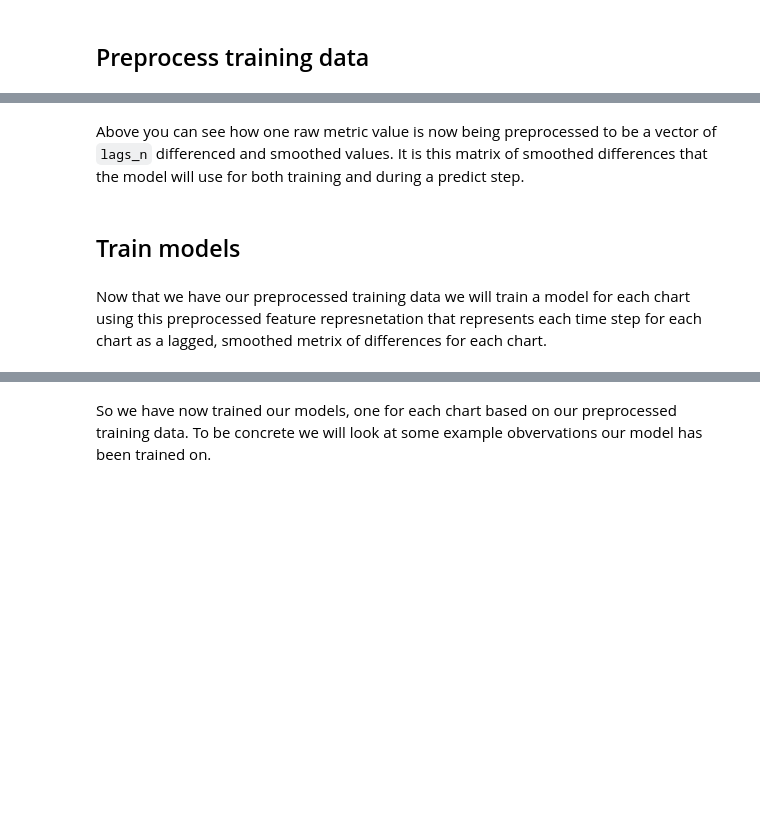
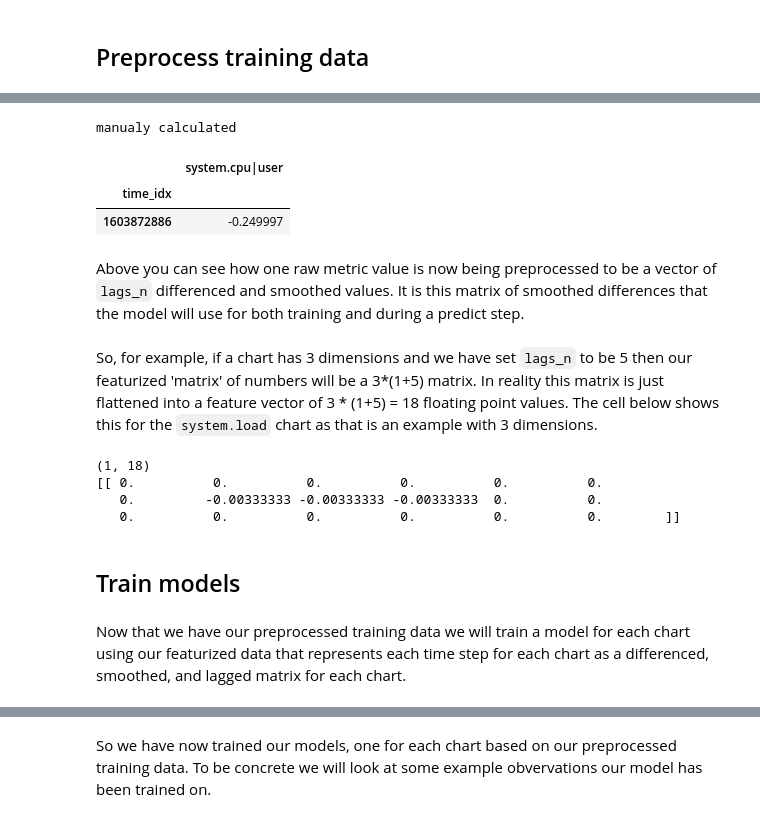
Before and after one commit to netdata/community, a Jupyter notebook: netdata-agent-api/netdata-pandas/anomalies_collector_tutorial.ipynb, the cells around one changed output, grey strips where cells are left out. Cells and saved outputs as stored; diff of their text form; code cells hidden in the pictures; blank space fills up the shorter version.

```diff
--- a/netdata-agent-api/netdata-pandas/anomalies_collector_tutorial.ipynb
+++ b/netdata-agent-api/netdata-pandas/anomalies_collector_tutorial.ipynb
@@ -162,9 +234,35 @@ manualy calculated
+# %%
+print('manualy calculated')
+# here we take differences and smooth values for one specific dimension's latest value e.g. lag0
+# the same calculation is donw for each lag, obiously just in a shifted manner
+display(
+    df_train[df_train.columns[df_train.columns.str.startswith(metric)]]\
+    .diff(diffs_n).dropna()\
+    .rolling(smooth_n).mean()\
+    .head(2 + lags_n + smooth_n + diffs_n).tail(1)
+)
+# %% [output]
+manualy calculated
+|  | system.cpu|user |
+| time_idx |  |
+| 1603872886 | -0.249997 |
 # %% [markdown]
 Above you can see how one raw metric value is now being preprocessed to be a vector of `lags_n` differenced and smoothed values. It is this matrix of smoothed differences that the model will use for both training and during a predict step.
+# %% [markdown]
+So, for example, if a chart has 3 dimensions and we have set `lags_n` to be 5 then our featurized 'matrix' of numbers will be a 3*(1+5) matrix. In reality this matrix is just flattened into a feature vector of 3 * (1+5) = 18 floating point values. The cell below shows this for the `system.load` chart as that is an example with 3 dimensions.
+# %%
+# lets look at our first feature vector for the 'system.load' model
+print(df_train_processed[df_train_processed.columns[df_train_processed.columns.str.startswith('system.load')]].head(1).shape)
+print(df_train_processed[df_train_processed.columns[df_train_processed.columns.str.startswith('system.load')]].head(1).values)
+# %% [output]
+(1, 18)
+[[ 0.          0.          0.          0.          0.          0.
+   0.         -0.00333333 -0.00333333 -0.00333333  0.          0.
+   0.          0.          0.          0.          0.          0.        ]]
 # %% [markdown]
 ## Train models
 # %% [markdown]
-Now that we have our preprocessed training data we will train a model for each chart using this preprocessed feature represnetation that represents each time step for each chart as a lagged, smoothed metrix of differences for each chart.
+Now that we have our preprocessed training data we will train a model for each chart using our featurized data that represents each time step for each chart as a differenced, smoothed, and lagged matrix for each chart.
 # %%
 # loop over each chart in scope and train a model for each
 for chart in charts_in_scope:
```
Also changed, not shown: parts of 42 cells of this notebook.
